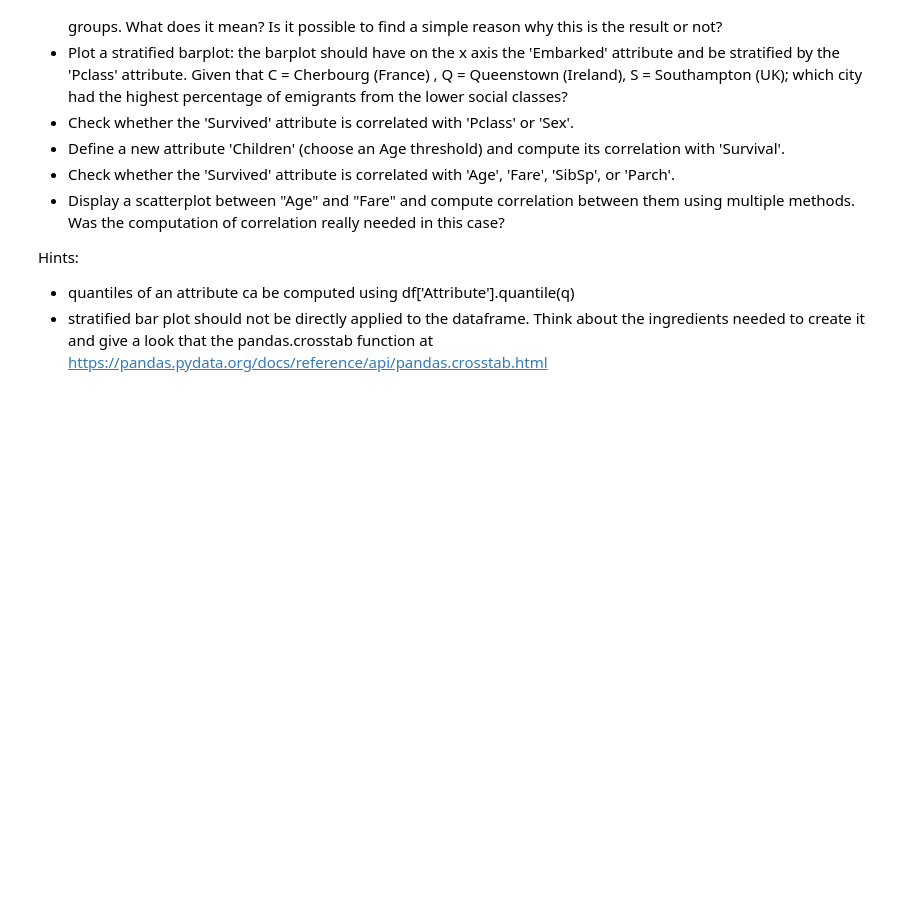
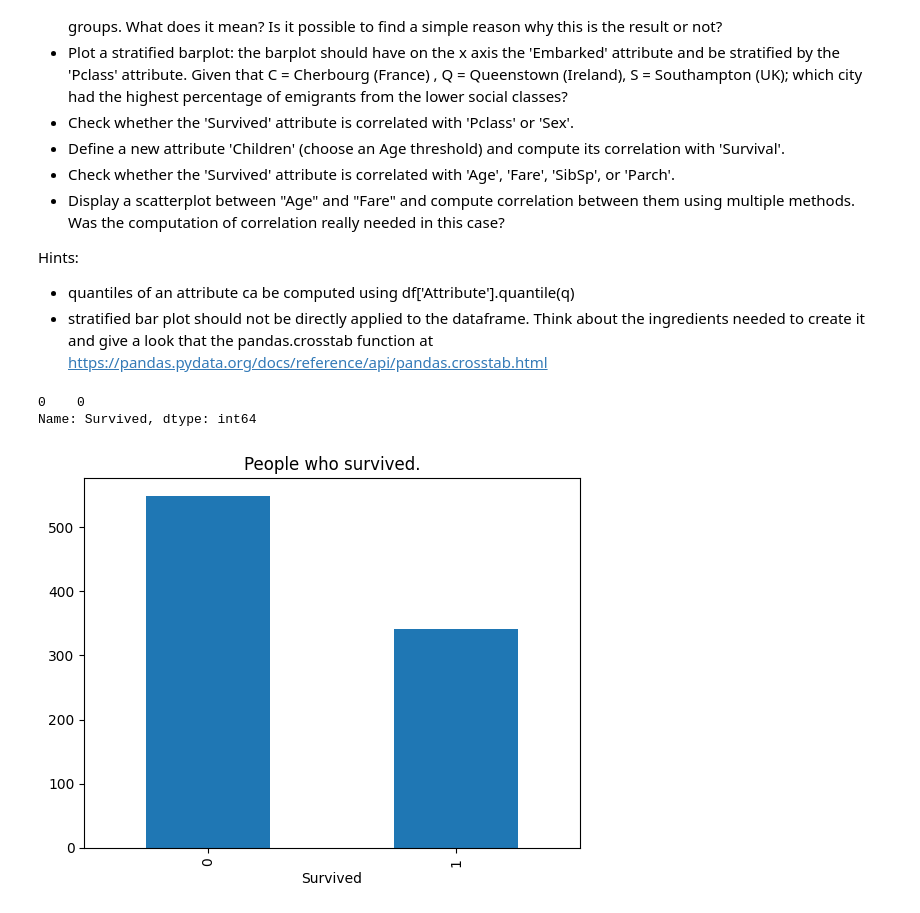
Before and after one commit to ManuelTestoni/BigData, a Jupyter notebook: Explorative_Data_Analysis/EDA1_S.ipynb, the cells around one changed output. Saved outputs shown, nothing was run; the diff lists cells and outputs as text; code cells hidden in the pictures; blank space fills up the shorter version.

Commit message:
adding distribution plots and centrality measures

```diff
--- a/Explorative_Data_Analysis/EDA1_S.ipynb
+++ b/Explorative_Data_Analysis/EDA1_S.ipynb
@@ -174,3 +174,11 @@ df.head(20)
 Hints:
 * quantiles of an attribute ca be computed using df['Attribute'].quantile(q)
 * stratified bar plot should not be directly applied to the dataframe. Think about the ingredients needed to create it and give a look that the pandas.crosstab function at https://pandas.pydata.org/docs/reference/api/pandas.crosstab.html
+# %%
+df['Survived'].value_counts().plot(kind='bar', title='People who survived.')
+#Dato che è un valore nominale possiamo usare solo la moda come misura di centralità.
+print(df['Survived'].mode())
+# %% [output]
+0    0
+Name: Survived, dtype: int64
+[figure, added]
```
Also changed, not shown: parts of 8 cells of this notebook, 1 other file.
